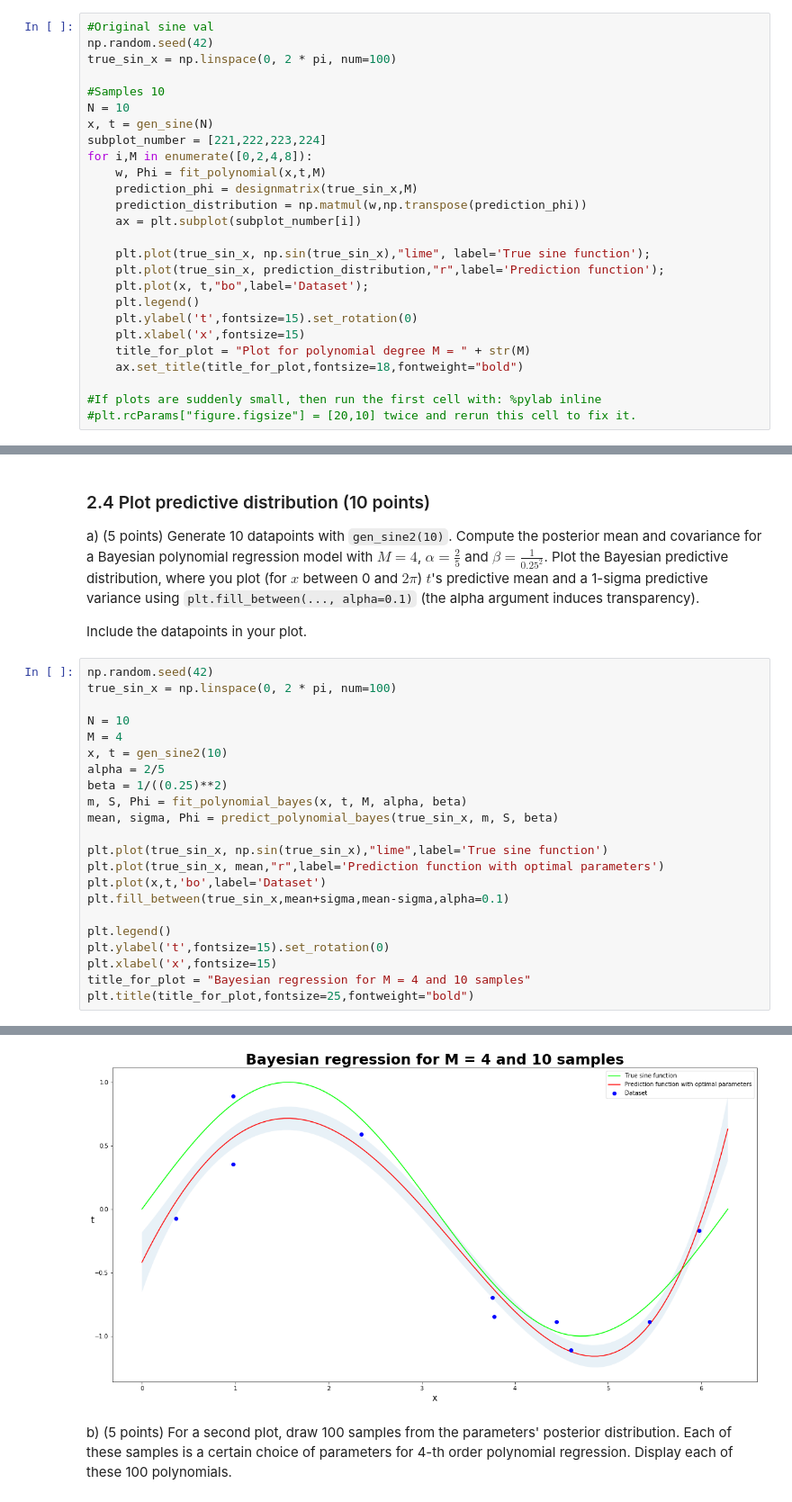
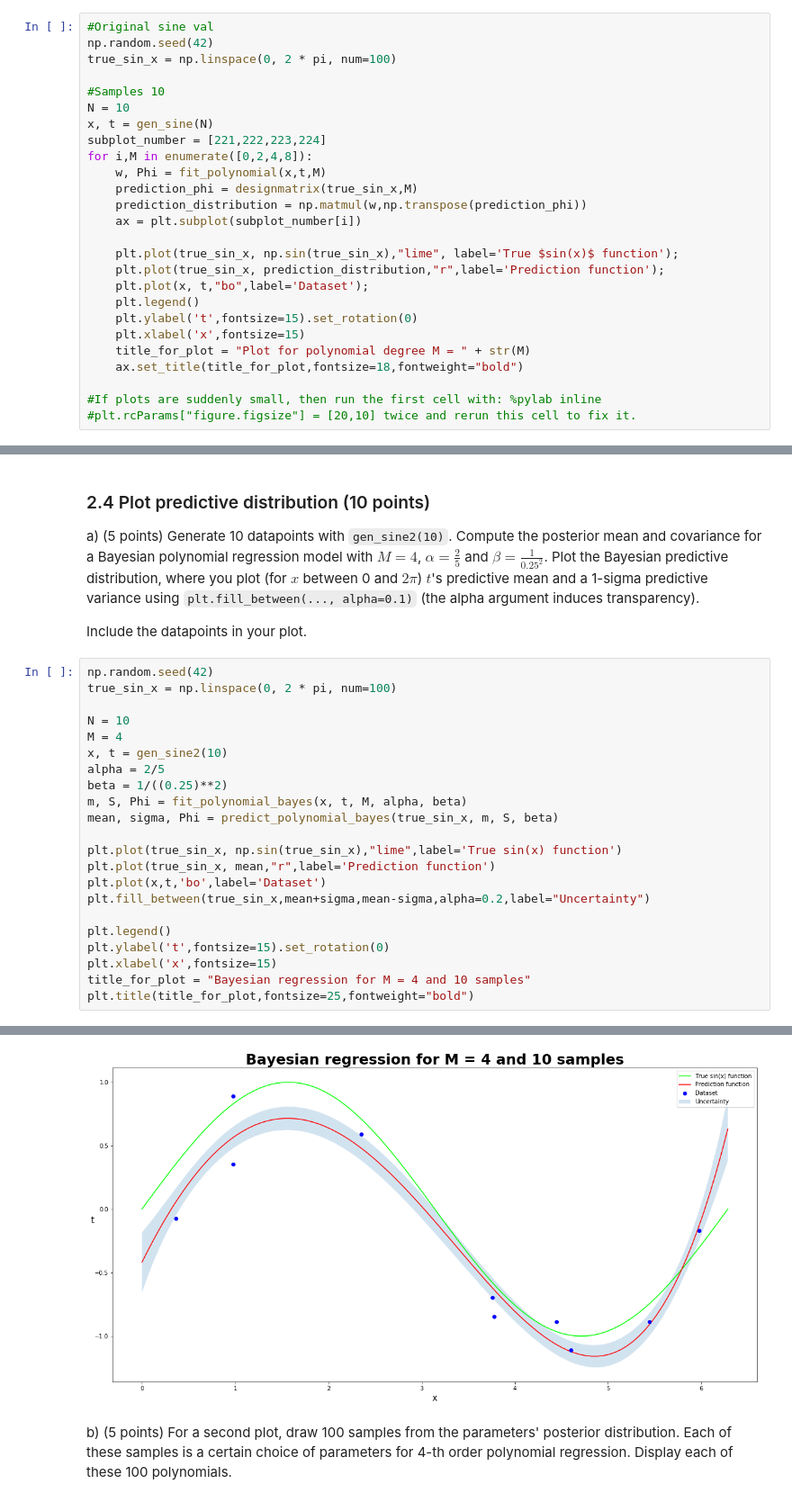
Before and after one commit to ML77777/ML1-18, a Jupyter notebook: 12364282_11161108_lab1.ipynb, the cells around one changed output, grey strips where cells are left out. Shown: that part at 90% size. Cells and saved outputs as stored; diff of their text form.

Commit message:
small changes like alpha = 0.2, and name changes in plots

```diff
--- a/12364282_11161108_lab1.ipynb
+++ b/12364282_11161108_lab1.ipynb
@@ -186,7 +186,7 @@ for i,M in enumerate([0,2,4,8]):
     prediction_distribution = np.matmul(w,np.transpose(prediction_phi))
     ax = plt.subplot(subplot_number[i])
 
-    plt.plot(true_sin_x, np.sin(true_sin_x),"lime", label='True sine function');
+    plt.plot(true_sin_x, np.sin(true_sin_x),"lime", label='True $sin(x)$ function');
     plt.plot(true_sin_x, prediction_distribution,"r",label='Prediction function');
     plt.plot(x, t,"bo",label='Dataset');
     plt.legend()
@@ -505,10 +505,10 @@ beta = 1/((0.25)**2)
 m, S, Phi = fit_polynomial_bayes(x, t, M, alpha, beta)
 mean, sigma, Phi = predict_polynomial_bayes(true_sin_x, m, S, beta)
 
-plt.plot(true_sin_x, np.sin(true_sin_x),"lime",label='True sine function')
-plt.plot(true_sin_x, mean,"r",label='Prediction function with optimal parameters')
+plt.plot(true_sin_x, np.sin(true_sin_x),"lime",label='True sin(x) function')
+plt.plot(true_sin_x, mean,"r",label='Prediction function')
 plt.plot(x,t,'bo',label='Dataset')
-plt.fill_between(true_sin_x,mean+sigma,mean-sigma,alpha=0.1)
+plt.fill_between(true_sin_x,mean+sigma,mean-sigma,alpha=0.2,label="Uncertainty")
 
 plt.legend()
 plt.ylabel('t',fontsize=15).set_rotation(0)
@@ -520,4 +520,4 @@ Text(0.5,1,'Bayesian regression for M = 4 and 10 samples')
-[figure, old version]
+[figure, new version]
 # %% [markdown]
 b) (5 points) For a second plot, draw 100 samples from the parameters' posterior distribution. Each of these samples is a certain choice of parameters for 4-th order polynomial regression.
 Display each of these 100 polynomials.
```
Also changed, not shown: parts of 7 cells of this notebook.
